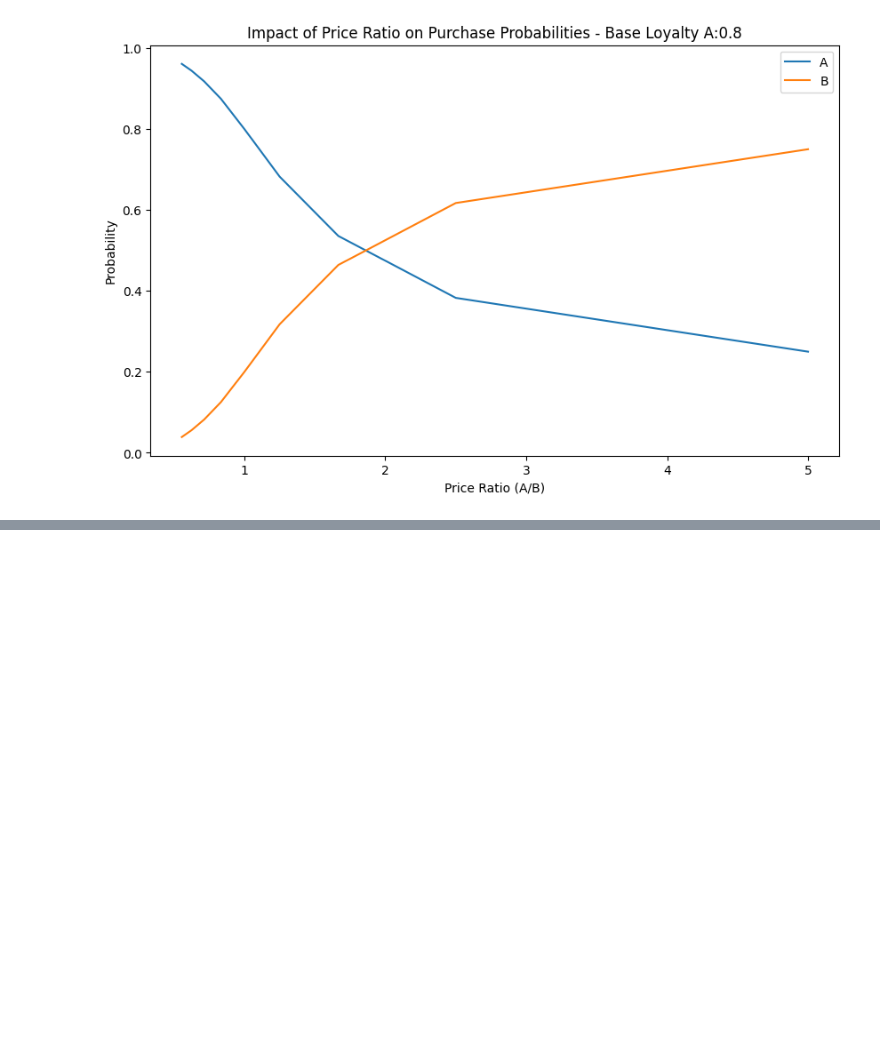
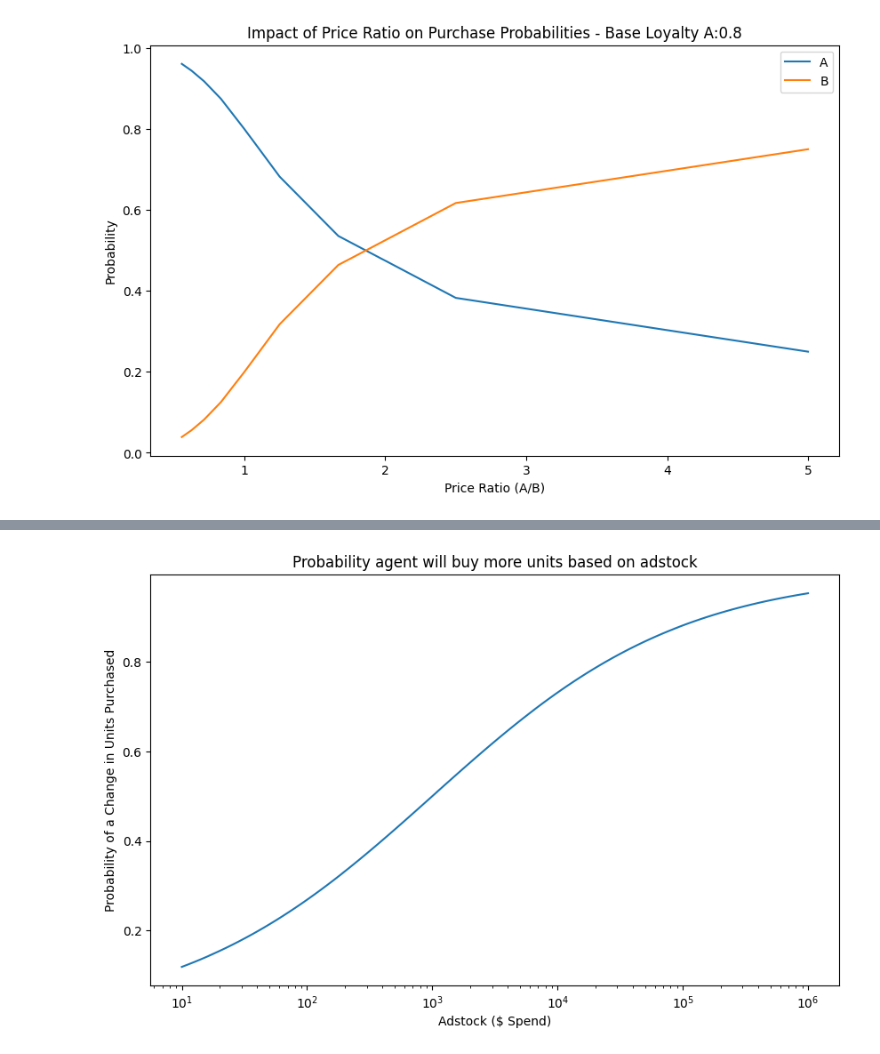
Before and after one commit to mcfitzgerald/consumer-abm, a Jupyter notebook: test_funcs.ipynb, the cells around one changed output, grey strips where cells are left out. Saved outputs shown, nothing was run; the diff lists cells and outputs as text; code cells hidden in the pictures; blank space fills up the shorter version.

```diff
--- a/test_funcs.ipynb
+++ b/test_funcs.ipynb
@@ -202,0 +241,32 @@ plt.legend()
+# %%
+def get_probability_of_additional_purchase_due_to_adstock(
+    adstock: float,
+    sensitivity: float = 1,
+    midpoint: float = 1000,
+) -> float:
+    """
+    This function calculates the probability of an additional purchase based on the adstock value.
+
+    Parameters:
+    adstock (float): The adstock value.
+    sensitivity (float): The sensitivity factor for adstock. Default is 1.
+    midpoint (float): The midpoint of the logistic curve. Default is 1000.
+
+    Returns:
+    float: The probability of an additional purchase.
+    """
+    # Use the logistic function to model the probability
+    probability = 1 / (1 + np.exp(-sensitivity * (np.log10(adstock) - np.log10(midpoint))))
+
+    return probability
+# %%
+probs = [get_probability_of_additional_purchase_due_to_adstock(i)  for i in adstocks]
+# %%
+plt.figure(figsize=(10, 6))
+plt.plot(adstocks, probs)
+plt.xlabel('Adstock ($ Spend)')
+plt.ylabel('Probability of a Change in Units Purchased')
+plt.title('Probability agent will buy more units based on adstock')
+plt.xscale("log")
+# %% [output]
+[figure, added]
```
Also changed, not shown: parts of 14 cells of this notebook, 1 other file.
